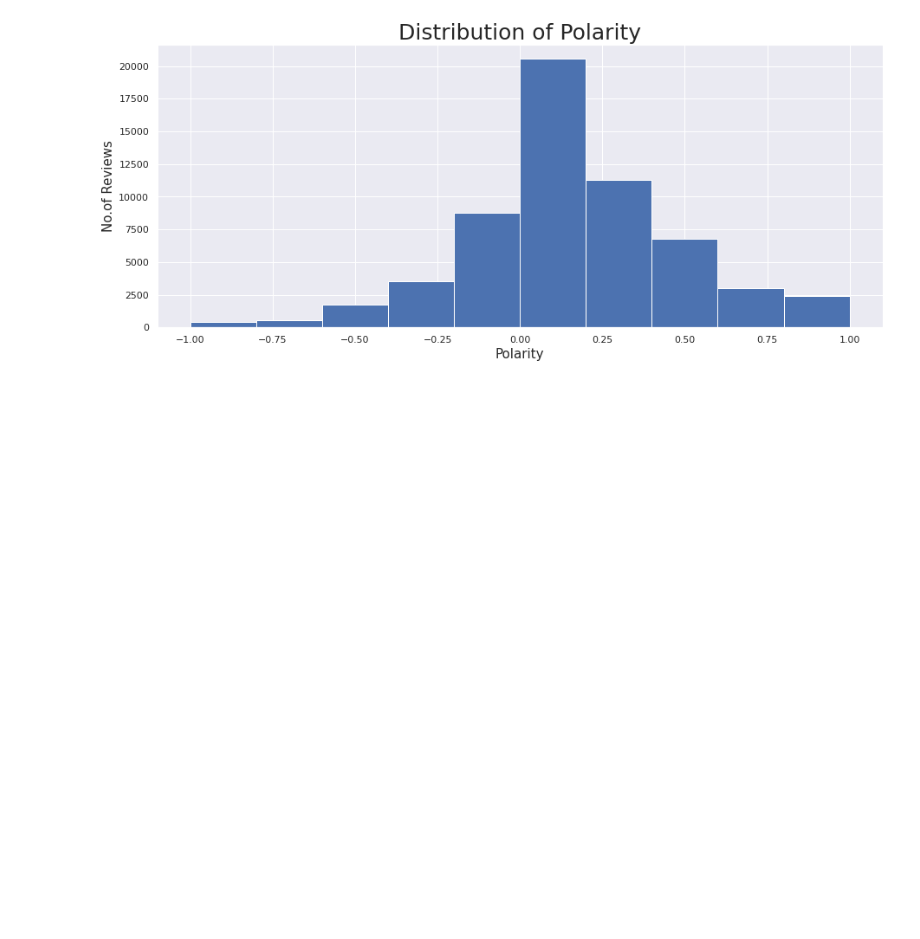
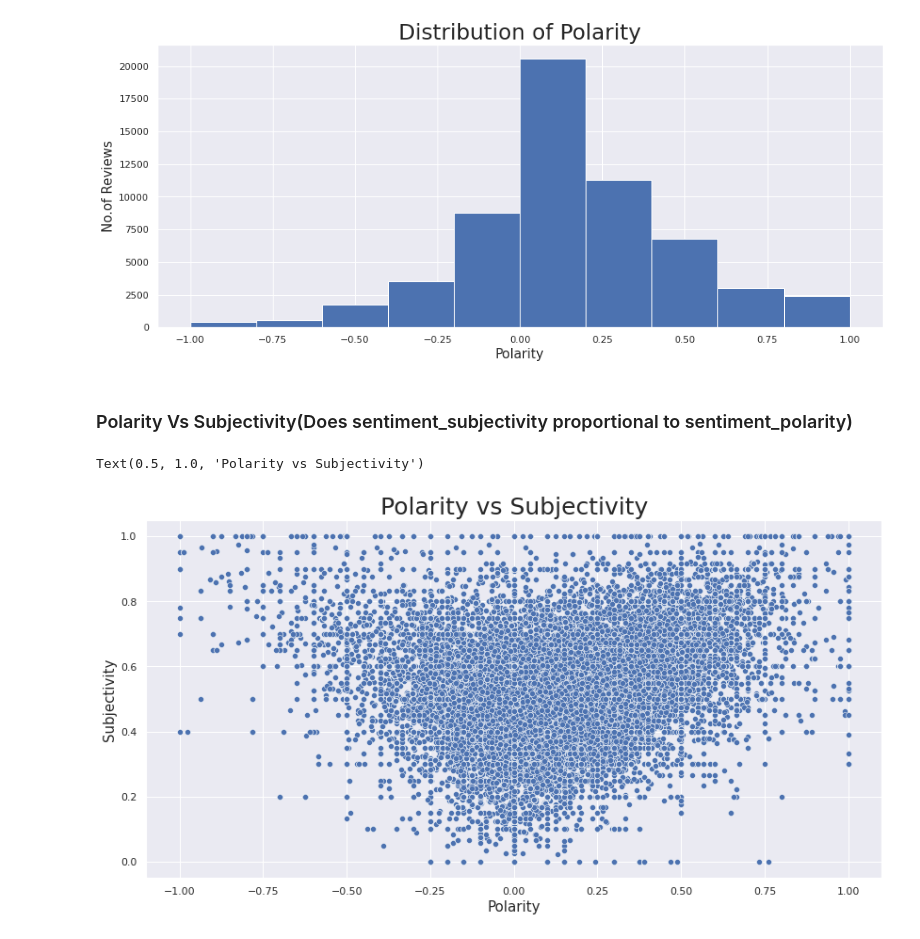
Before and after one commit to victorious07/Play-Store-App-Review-Analysis, a Jupyter notebook: Play_Store_App_Review_Analysis_Capstone_Project.ipynb, the cells around one changed output. Saved outputs shown, nothing was run; the diff lists cells and outputs as text; code cells hidden in the pictures; blank space fills up the shorter version.

```diff
--- a/Play_Store_App_Review_Analysis_Capstone_Project.ipynb
+++ b/Play_Store_App_Review_Analysis_Capstone_Project.ipynb
@@ -1087,3 +1087,19 @@ plt.title('Distribution of Polarity',size = 25)
 # %% [output]
 Text(0.5, 1.0, 'Distribution of Polarity')
 [figure]
+# %% [markdown]
+### Polarity Vs Subjectivity(Does sentiment_subjectivity proportional to sentiment_polarity)
+# %%
+#visualization
+plt.figure(figsize=(14,7))
+polarity = app_review_df.loc[~app_review_df['Sentiment_Polarity'].isnull(), 'Sentiment_Polarity']
+subjectivity = app_review_df.loc[~app_review_df['Sentiment_Subjectivity'].isnull(), 'Sentiment_Subjectivity']
+
+sns.scatterplot(x = polarity, y = subjectivity)
+
+plt.xlabel('Polarity', fontsize=15)
+plt.ylabel('Subjectivity', fontsize=15)
+plt.title('Polarity vs Subjectivity', fontsize=25)
+# %% [output]
+Text(0.5, 1.0, 'Polarity vs Subjectivity')
+[figure, added]
```
Also changed, not shown: parts of 9 cells of this notebook.
